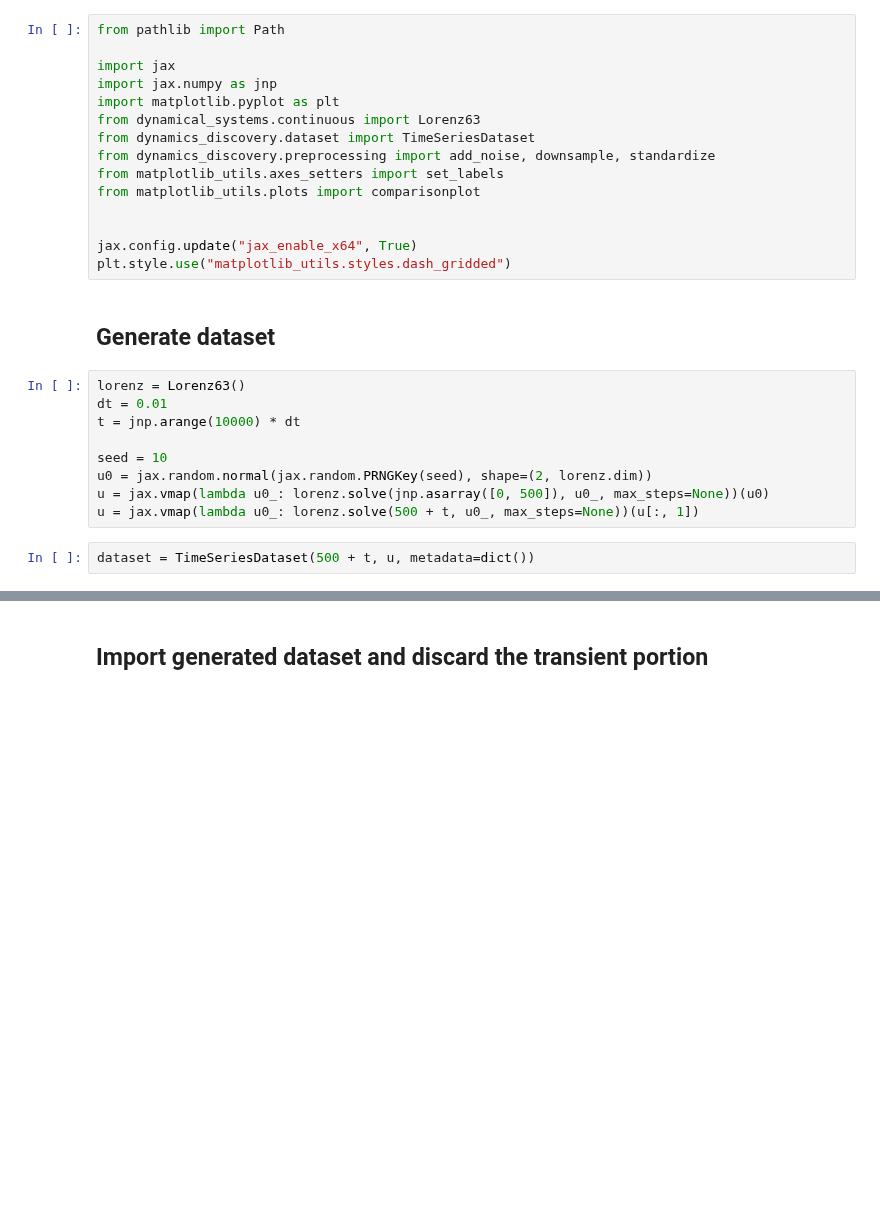
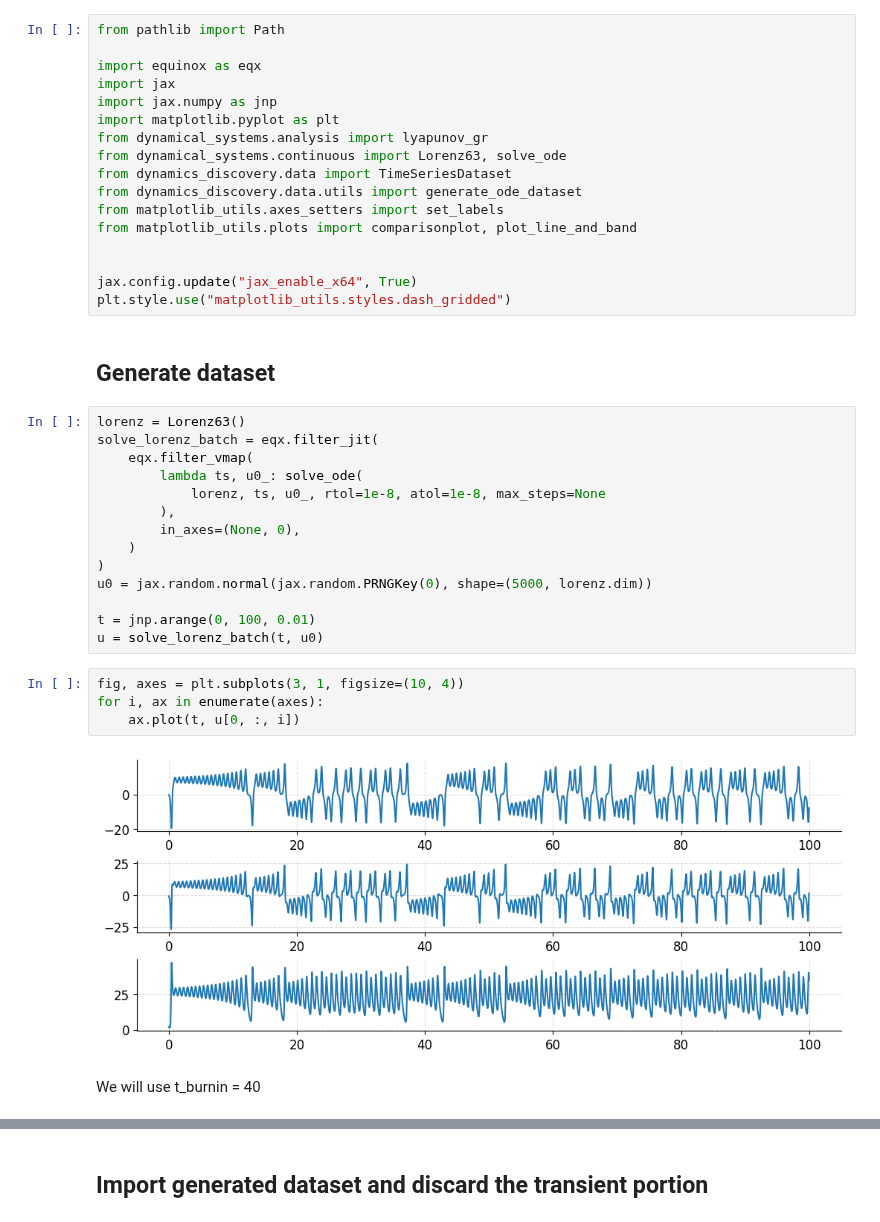
Before and after one commit to Jhko725/sandbox, a Jupyter notebook: notebooks/datasets/lorenz63.ipynb, the cells around one changed output, grey strips where cells are left out. Saved outputs shown, nothing was run; the diff lists cells and outputs as text; blank space fills up the shorter version.

Commit message:
Cleaned up most of the evaluation script for Lorenz63 according to the new code changes

```diff
--- a/notebooks/datasets/lorenz63.ipynb
+++ b/notebooks/datasets/lorenz63.ipynb
@@ -1,14 +1,16 @@
 # %%
 from pathlib import Path
 
+import equinox as eqx
 import jax
 import jax.numpy as jnp
 import matplotlib.pyplot as plt
-from dynamical_systems.continuous import Lorenz63
-from dynamics_discovery.dataset import TimeSeriesDataset
-from dynamics_discovery.preprocessing import add_noise, downsample, standardize
+from dynamical_systems.analysis import lyapunov_gr
+from dynamical_systems.continuous import Lorenz63, solve_ode
+from dynamics_discovery.data import TimeSeriesDataset
+from dynamics_discovery.data.utils import generate_ode_dataset
 from matplotlib_utils.axes_setters import set_labels
-from matplotlib_utils.plots import comparisonplot
+from matplotlib_utils.plots import comparisonplot, plot_line_and_band
 
 
 jax.config.update("jax_enable_x64", True)
@@ -17,13 +19,24 @@ plt.style.use("matplotlib_utils.styles.dash_gridded")
 ## Generate dataset
 # %%
 lorenz = Lorenz63()
-dt = 0.01
-t = jnp.arange(10000) * dt
+solve_lorenz_batch = eqx.filter_jit(
+    eqx.filter_vmap(
+        lambda ts, u0_: solve_ode(
+            lorenz, ts, u0_, rtol=1e-8, atol=1e-8, max_steps=None
+        ),
+        in_axes=(None, 0),
+    )
+)
+u0 = jax.random.normal(jax.random.PRNGKey(0), shape=(5000, lorenz.dim))
 
-seed = 10
-u0 = jax.random.normal(jax.random.PRNGKey(seed), shape=(2, lorenz.dim))
-u = jax.vmap(lambda u0_: lorenz.solve(jnp.asarray([0, 500]), u0_, max_steps=None))(u0)
-u = jax.vmap(lambda u0_: lorenz.solve(500 + t, u0_, max_steps=None))(u[:, 1])
+t = jnp.arange(0, 100, 0.01)
+u = solve_lorenz_batch(t, u0)
 # %%
-dataset = TimeSeriesDataset(500 + t, u, metadata=dict())
+fig, axes = plt.subplots(3, 1, figsize=(10, 4))
+for i, ax in enumerate(axes):
+    ax.plot(t, u[0, :, i])
+# %% [output]
+[figure, added]
+# %% [markdown]
+We will use t_burnin = 40
 # %%
```
Also changed, not shown: parts of 14 cells of this notebook, 2 other files.
